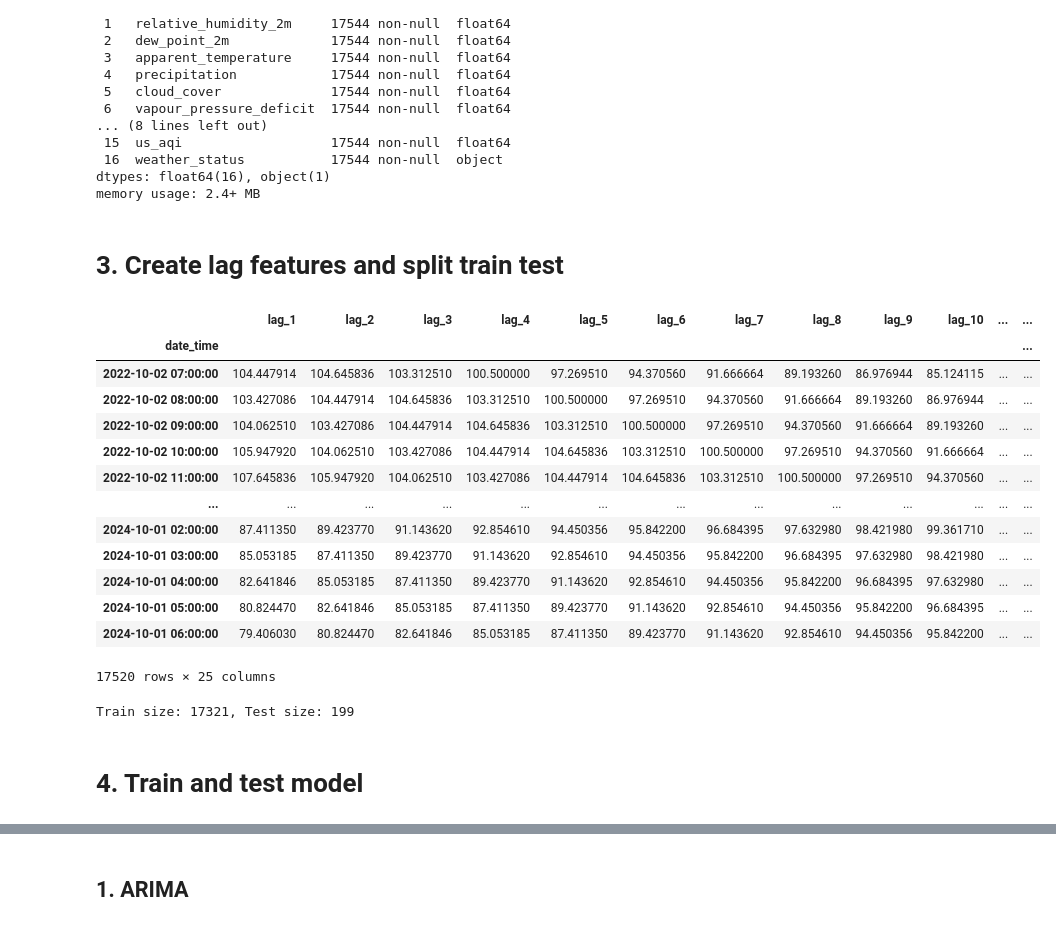
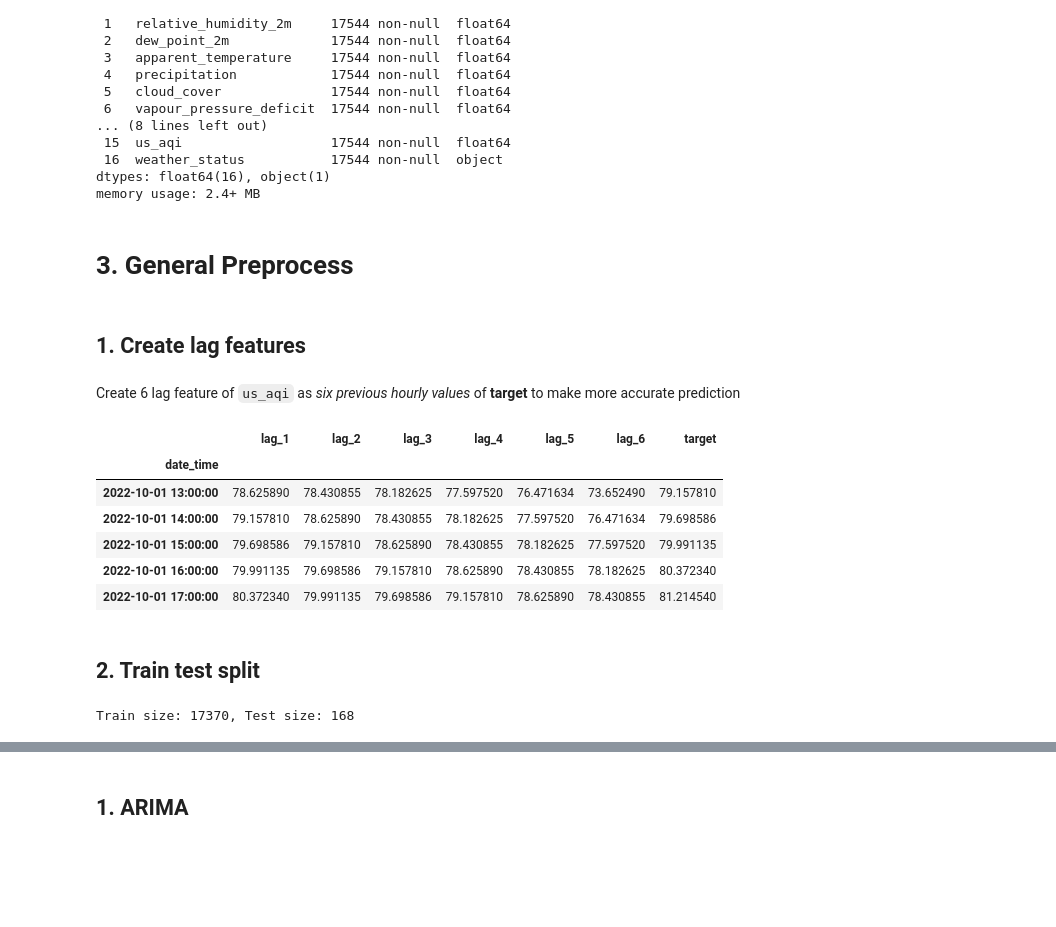
Before and after one commit to mtue04/HCMC-WAQ-Analysis, a Jupyter notebook: notebooks/4.1 - us_aqi_prediction.ipynb, the cells around one changed output, grey strips where cells are left out. Saved outputs shown, nothing was run; the diff lists cells and outputs as text; code cells hidden in the pictures; blank space fills up the shorter version.

```diff
--- a/notebooks/4.1 - us_aqi_prediction.ipynb
+++ b/notebooks/4.1 - us_aqi_prediction.ipynb
@@ -52,48 +100,49 @@ Data columns (total 17 columns):
  16  weather_status           17544 non-null  object
 dtypes: float64(16), object(1)
 memory usage: 2.4+ MB
+# %% [markdown]
+# 3. General Preprocess
 # %% [markdown]
-# 3. Create lag features and split train test
+## 1. Create lag features
+# %% [markdown]
+Create 6 lag feature of `us_aqi` as *six previous hourly values* of **target** to make more accurate prediction
 # %%
-n_prev_hours = 5
+n_prev_hours = 6
 
 def create_features(data, n_lags=n_prev_hours):
+    """
+    This function generates lag features from the 'us_aqi' time series data.
+    Each lag feature represents the previous hour's AQI value, creating a
+    comprehensive view of the past behavior of the time series for better prediction accuracy.
+    """
     df = pd.DataFrame()
     for i in range(n_lags):
         df[f'lag_{i+1}'] = data['us_aqi'].shift(i+1)
     df['target'] = data['us_aqi']
     return df.dropna()
 
-# Tạo features và label
 df_features = create_features(data)
-df_features
+df_features.head()
 # %% [output]
-|  | lag_1 | lag_2 | lag_3 | lag_4 | lag_5 | lag_6 | lag_7 | lag_8 | lag_9 | lag_10 | ... | ... |
-| date_time |  |  |  |  |  |  |  |  |  |  |  | ... |
-| 2022-10-02 07:00:00 | 104.447914 | 104.645836 | 103.312510 | 100.500000 | 97.269510 | 94.370560 | 91.666664 | 89.193260 | 86.976944 | 85.124115 | ... | ... |
-| 2022-10-02 08:00:00 | 103.427086 | 104.447914 | 104.645836 | 103.312510 | 100.500000 | 97.269510 | 94.370560 | 91.666664 | 89.193260 | 86.976944 | ... | ... |
-| 2022-10-02 09:00:00 | 104.062510 | 103.427086 | 104.447914 | 104.645836 | 103.312510 | 100.500000 | 97.269510 | 94.370560 | 91.666664 | 89.193260 | ... | ... |
-| 2022-10-02 10:00:00 | 105.947920 | 104.062510 | 103.427086 | 104.447914 | 104.645836 | 103.312510 | 100.500000 | 97.269510 | 94.370560 | 91.666664 | ... | ... |
-| 2022-10-02 11:00:00 | 107.645836 | 105.947920 | 104.062510 | 103.427086 | 104.447914 | 104.645836 | 103.312510 | 100.500000 | 97.269510 | 94.370560 | ... | ... |
-| ... | ... | ... | ... | ... | ... | ... | ... | ... | ... | ... | ... | ... |
-| 2024-10-01 02:00:00 | 87.411350 | 89.423770 | 91.143620 | 92.854610 | 94.450356 | 95.842200 | 96.684395 | 97.632980 | 98.421980 | 99.361710 | ... | ... |
-| 2024-10-01 03:00:00 | 85.053185 | 87.411350 | 89.423770 | 91.143620 | 92.854610 | 94.450356 | 95.842200 | 96.684395 | 97.632980 | 98.421980 | ... | ... |
-| 2024-10-01 04:00:00 | 82.641846 | 85.053185 | 87.411350 | 89.423770 | 91.143620 | 92.854610 | 94.450356 | 95.842200 | 96.684395 | 97.632980 | ... | ... |
-| 2024-10-01 05:00:00 | 80.824470 | 82.641846 | 85.053185 | 87.411350 | 89.423770 | 91.143620 | 92.854610 | 94.450356 | 95.842200 | 96.684395 | ... | ... |
-| 2024-10-01 06:00:00 | 79.406030 | 80.824470 | 82.641846 | 85.053185 | 87.411350 | 89.423770 | 91.143620 | 92.854610 | 94.450356 | 95.842200 | ... | ... |
+|  | lag_1 | lag_2 | lag_3 | lag_4 | lag_5 | lag_6 | target |
+| date_time |  |  |  |  |  |  |  |
+| 2022-10-01 13:00:00 | 78.625890 | 78.430855 | 78.182625 | 77.597520 | 76.471634 | 73.652490 | 79.157810 |
+| 2022-10-01 14:00:00 | 79.157810 | 78.625890 | 78.430855 | 78.182625 | 77.597520 | 76.471634 | 79.698586 |
+| 2022-10-01 15:00:00 | 79.698586 | 79.157810 | 78.625890 | 78.430855 | 78.182625 | 77.597520 | 79.991135 |
+| 2022-10-01 16:00:00 | 79.991135 | 79.698586 | 79.157810 | 78.625890 | 78.430855 | 78.182625 | 80.372340 |
+| 2022-10-01 17:00:00 | 80.372340 | 79.991135 | 79.698586 | 79.157810 | 78.625890 | 78.430855 | 81.214540 |
-17520 rows × 25 columns
+# %% [markdown]
+## 2. Train test split
 # %%
 X = df_features.iloc[:, :-1].asfreq('h')
 y = df_features['target'].asfreq('h')
 
-train_size = len(df_features[df_features.index < '2024-09-23'])
-test_size = len(df_features) - train_size
+test_size = 7*24
+train_size = len(X) - test_size
 
 X_train, X_test = X.iloc[:train_size], X.iloc[train_size:]
 y_train, y_test = y.iloc[:train_size], y.iloc[train_size:]
 
 print(f"Train size: {len(X_train)}, Test size: {len(X_test)}")
 # %% [output]
-Train size: 17321, Test size: 199
+Train size: 17370, Test size: 168
-# %% [markdown]
-# 4. Train and test model
```
Also changed, not shown: parts of 30 cells of this notebook, 2 other files.
